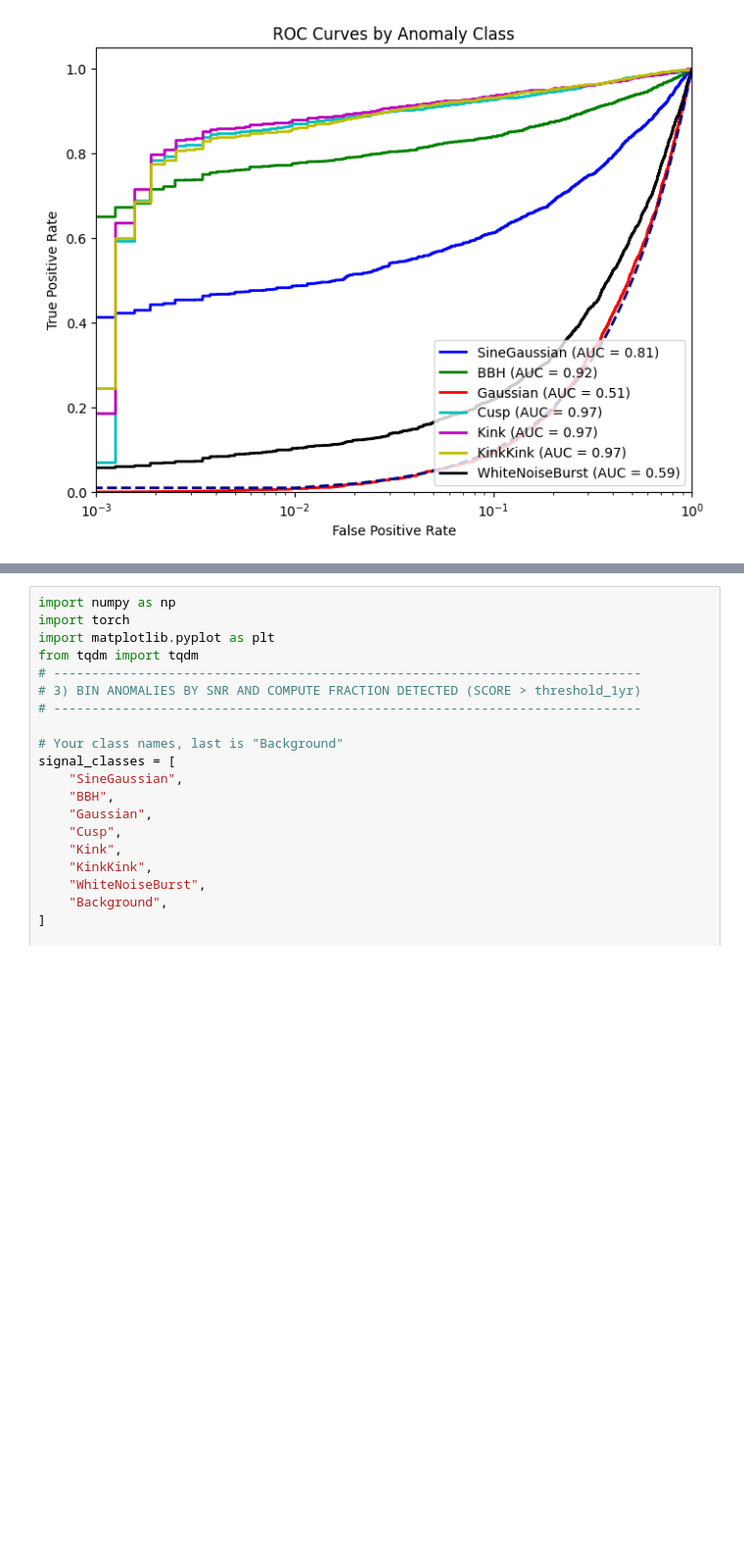
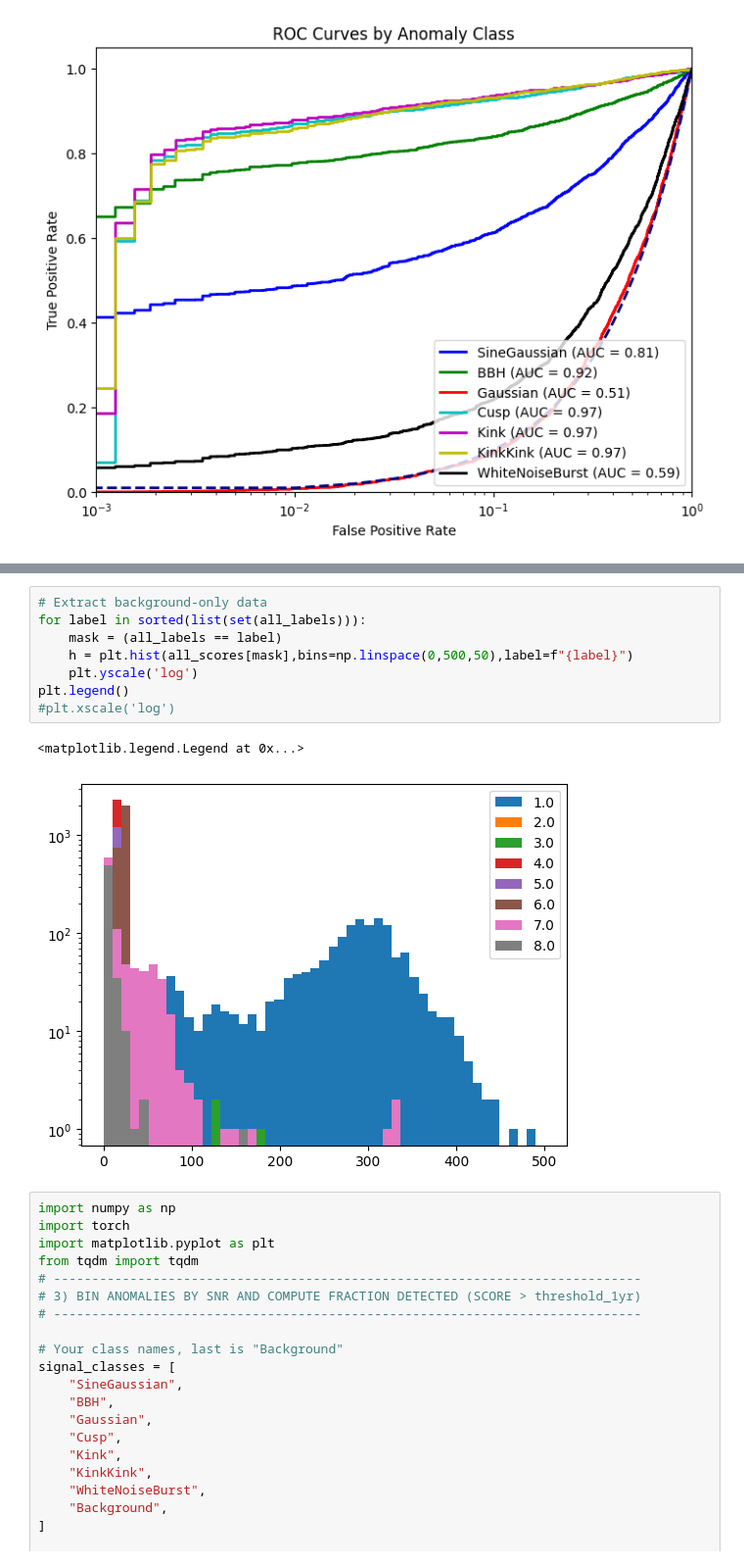
Before and after one commit to ML4GW/gwak, a Jupyter notebook: gwak/train/notebooks/roc_curves.ipynb, the cells around one changed output, grey strips where cells are left out. Shown: that part at 98% size. Drawn from its saved outputs; the diff is of its cells as text; blank space fills up the shorter version.

```diff
--- a/gwak/train/notebooks/roc_curves.ipynb
+++ b/gwak/train/notebooks/roc_curves.ipynb
@@ -542,3 +544,14 @@ plt.yscale('log')
+# %%
+# Extract background-only data
+for label in sorted(list(set(all_labels))):
+    mask = (all_labels == label)
+    h = plt.hist(all_scores[mask],bins=np.linspace(0,500,50),label=f"{label}")
+    plt.yscale('log')
+plt.legend()
+#plt.xscale('log')
+# %% [output]
+<matplotlib.legend.Legend at 0x...>
+[figure, added]
 # %%
 import numpy as np
 import torch
```
Also changed, not shown: parts of 7 cells of this notebook, 1 other file.
